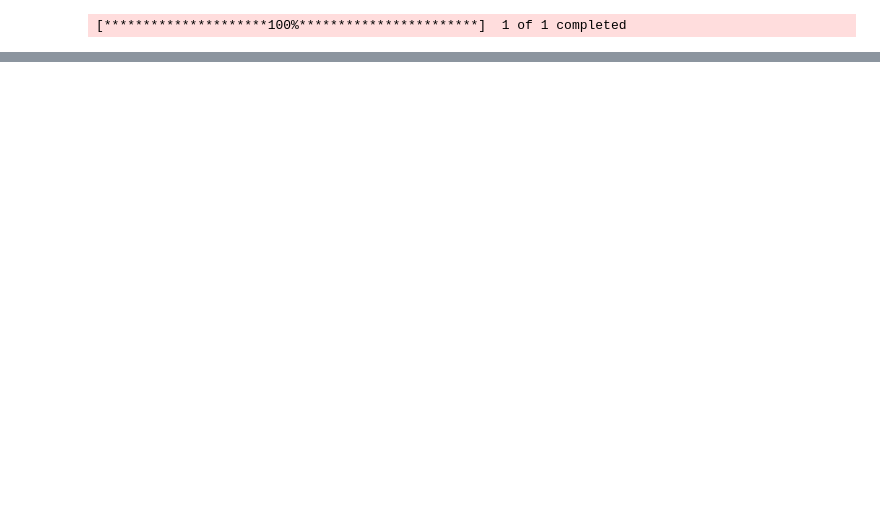
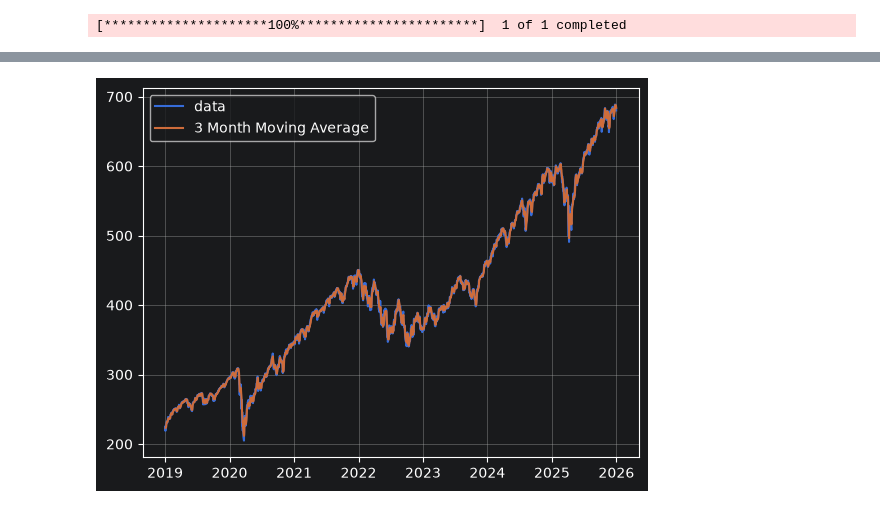
Before and after one commit to Jeffrey-Adjei/Technical-Indicator-Research, a Jupyter notebook: movingaverage.ipynb, the cells around one changed output, grey strips where cells are left out. Saved outputs shown, nothing was run; the diff lists cells and outputs as text; code cells hidden in the pictures; blank space fills up the shorter version.

Commit message:
"3 month moving average plotted across the dataset"

```diff
--- a/movingaverage.ipynb
+++ b/movingaverage.ipynb
@@ -54,0 +93,8 @@ def moving_average_calculation():
+# %%
+plt.plot(df["Close"], label="data")
+plt.plot(df["3MA"], label="3 Month Moving Average")
+plt.grid(True)
+plt.legend(loc=2)
+plt.show()
+# %% [output]
+[figure, added]
```
Also changed, not shown: parts of 7 cells of this notebook.
